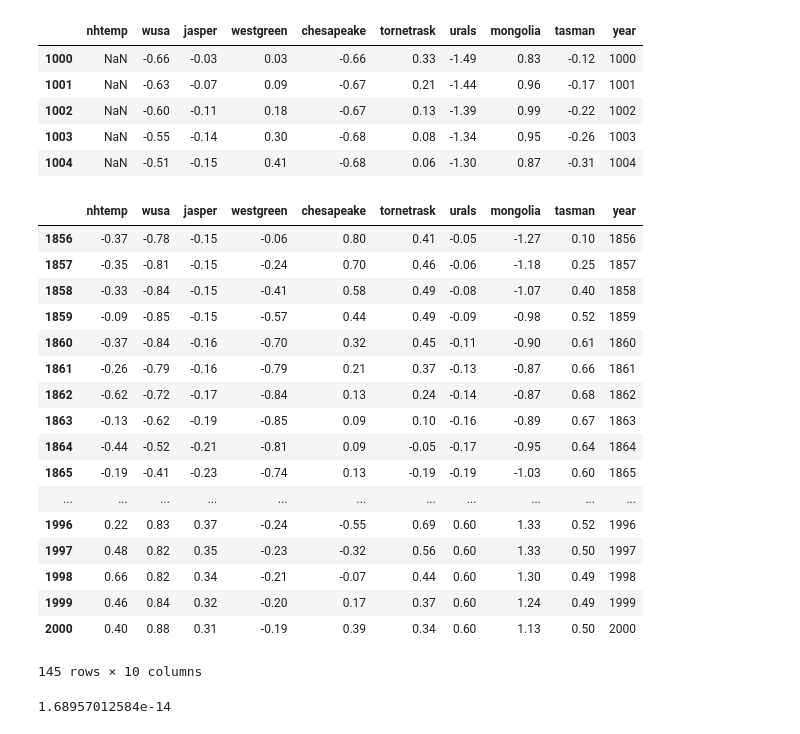
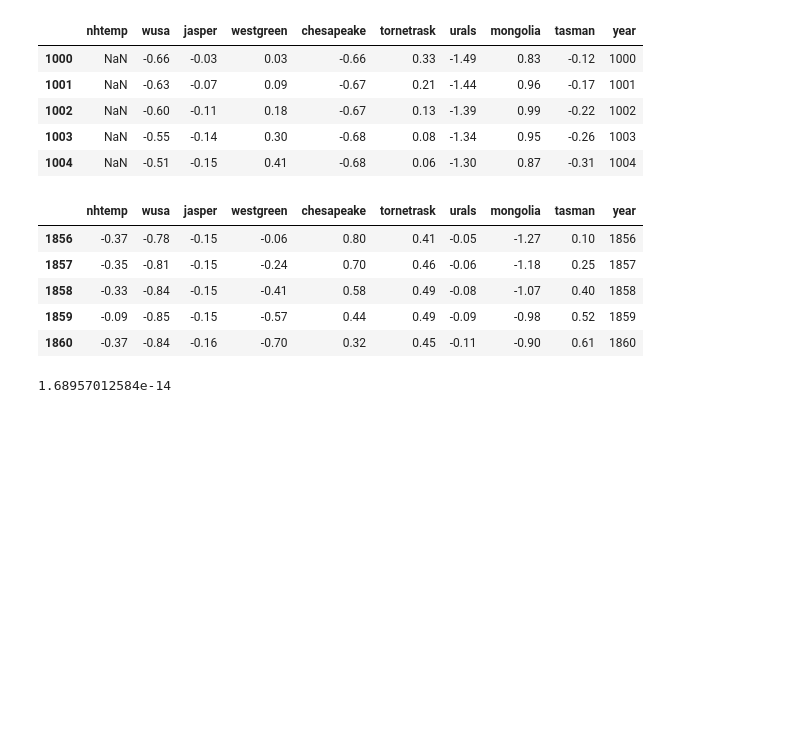
Before and after one commit to cshartrand/ISYE7401-RCode-To-Python, a Jupyter notebook: ISyE7401_PythonNotes.ipynb, the cells around one changed output. Drawn from its saved outputs; the diff is of its cells as text; code cells hidden in the pictures; blank space fills up the shorter version.

```diff
--- a/ISyE7401_PythonNotes.ipynb
+++ b/ISyE7401_PythonNotes.ipynb
@@ -236,26 +225,14 @@ globwarm.head()
 # %%
 #There are a lot of missing temperature values. Let's get rid of the NA values
 globwarm2 = globwarm.dropna(axis=0,how='any')
-globwarm2
+globwarm2.head()
 # %% [output]
 |  | nhtemp | wusa | jasper | westgreen | chesapeake | tornetrask | urals | mongolia | tasman | year |
 | 1856 | -0.37 | -0.78 | -0.15 | -0.06 | 0.80 | 0.41 | -0.05 | -1.27 | 0.10 | 1856 |
 | 1857 | -0.35 | -0.81 | -0.15 | -0.24 | 0.70 | 0.46 | -0.06 | -1.18 | 0.25 | 1857 |
 | 1858 | -0.33 | -0.84 | -0.15 | -0.41 | 0.58 | 0.49 | -0.08 | -1.07 | 0.40 | 1858 |
 | 1859 | -0.09 | -0.85 | -0.15 | -0.57 | 0.44 | 0.49 | -0.09 | -0.98 | 0.52 | 1859 |
 | 1860 | -0.37 | -0.84 | -0.16 | -0.70 | 0.32 | 0.45 | -0.11 | -0.90 | 0.61 | 1860 |
-| 1861 | -0.26 | -0.79 | -0.16 | -0.79 | 0.21 | 0.37 | -0.13 | -0.87 | 0.66 | 1861 |
-| 1862 | -0.62 | -0.72 | -0.17 | -0.84 | 0.13 | 0.24 | -0.14 | -0.87 | 0.68 | 1862 |
-| 1863 | -0.13 | -0.62 | -0.19 | -0.85 | 0.09 | 0.10 | -0.16 | -0.89 | 0.67 | 1863 |
-| 1864 | -0.44 | -0.52 | -0.21 | -0.81 | 0.09 | -0.05 | -0.17 | -0.95 | 0.64 | 1864 |
-| 1865 | -0.19 | -0.41 | -0.23 | -0.74 | 0.13 | -0.19 | -0.19 | -1.03 | 0.60 | 1865 |
-| ... | ... | ... | ... | ... | ... | ... | ... | ... | ... | ... |
-| 1996 | 0.22 | 0.83 | 0.37 | -0.24 | -0.55 | 0.69 | 0.60 | 1.33 | 0.52 | 1996 |
-| 1997 | 0.48 | 0.82 | 0.35 | -0.23 | -0.32 | 0.56 | 0.60 | 1.33 | 0.50 | 1997 |
-| 1998 | 0.66 | 0.82 | 0.34 | -0.21 | -0.07 | 0.44 | 0.60 | 1.30 | 0.49 | 1998 |
-| 1999 | 0.46 | 0.84 | 0.32 | -0.20 | 0.17 | 0.37 | 0.60 | 1.24 | 0.49 | 1999 |
-| 2000 | 0.40 | 0.88 | 0.31 | -0.19 | 0.39 | 0.34 | 0.60 | 1.13 | 0.50 | 2000 |
-145 rows × 10 columns
 # %%
 #We will want to fit the GLS with an AR1 correlation matrix. There are a few steps needed to do this
 predictors = ['wusa','jasper','westgreen','chesapeake','tornetrask','urals','mongolia','tasman']
```
Also changed, not shown: parts of 1 cell of this notebook.
